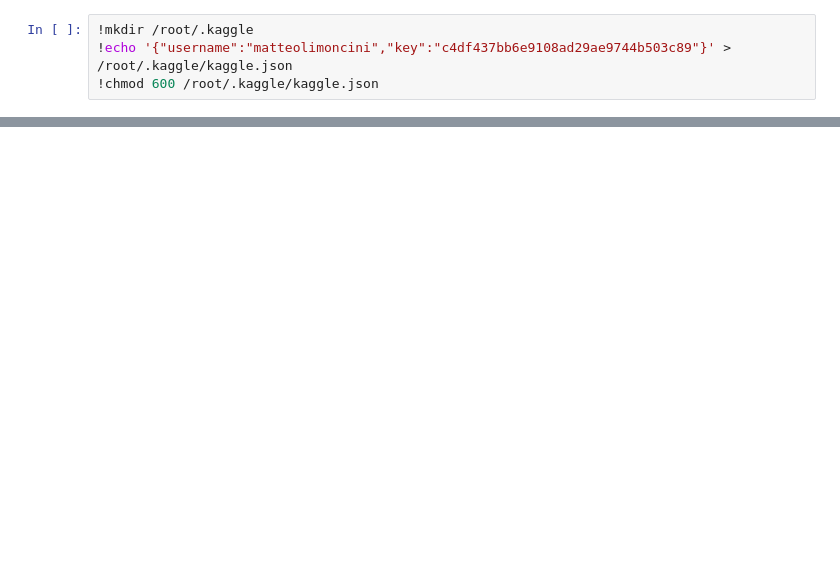
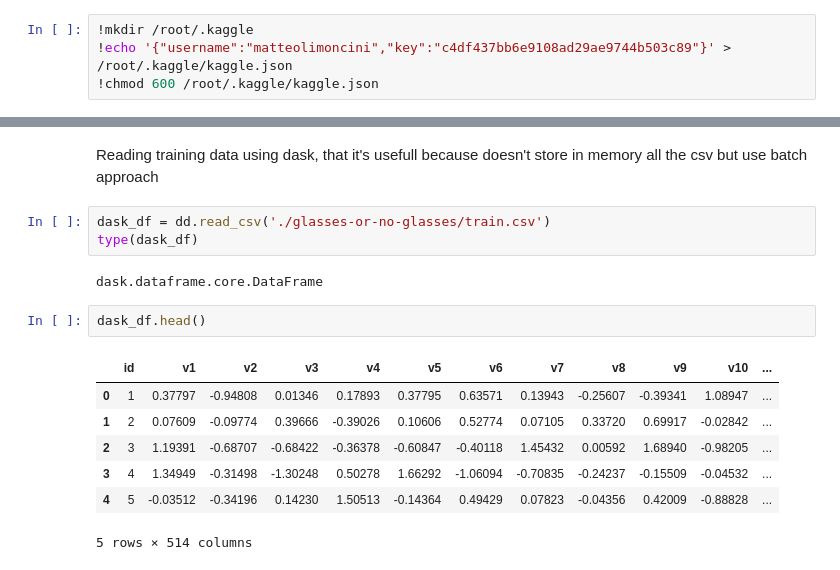
Before and after one commit to matteolimoncini/glasses_or_no_glasses, a Jupyter notebook: Glasses_or_not.ipynb, the cells around one changed output, grey strips where cells are left out. Cells and saved outputs as stored; diff of their text form; blank space fills up the shorter version.

```diff
--- a/Glasses_or_not.ipynb
+++ b/Glasses_or_not.ipynb
@@ -29,0 +65,17 @@ Downloading glasses-or-no-glasses.zip to /content
+# %% [markdown]
+Reading training data using dask, that it's usefull because doesn't store in memory all the csv but use batch approach
+# %%
+dask_df = dd.read_csv('./glasses-or-no-glasses/train.csv')
+type(dask_df)
+# %% [output]
+dask.dataframe.core.DataFrame
+# %%
+dask_df.head()
+# %% [output]
+|  | id | v1 | v2 | v3 | v4 | v5 | v6 | v7 | v8 | v9 | v10 | ... |
+| 0 | 1 | 0.37797 | -0.94808 | 0.01346 | 0.17893 | 0.37795 | 0.63571 | 0.13943 | -0.25607 | -0.39341 | 1.08947 | ... |
+| 1 | 2 | 0.07609 | -0.09774 | 0.39666 | -0.39026 | 0.10606 | 0.52774 | 0.07105 | 0.33720 | 0.69917 | -0.02842 | ... |
+| 2 | 3 | 1.19391 | -0.68707 | -0.68422 | -0.36378 | -0.60847 | -0.40118 | 1.45432 | 0.00592 | 1.68940 | -0.98205 | ... |
+| 3 | 4 | 1.34949 | -0.31498 | -1.30248 | 0.50278 | 1.66292 | -1.06094 | -0.70835 | -0.24237 | -0.15509 | -0.04532 | ... |
+| 4 | 5 | -0.03512 | -0.34196 | 0.14230 | 1.50513 | -0.14364 | 0.49429 | 0.07823 | -0.04356 | 0.42009 | -0.88828 | ... |
+5 rows × 514 columns
```
Also changed, not shown: parts of 21 cells of this notebook.
